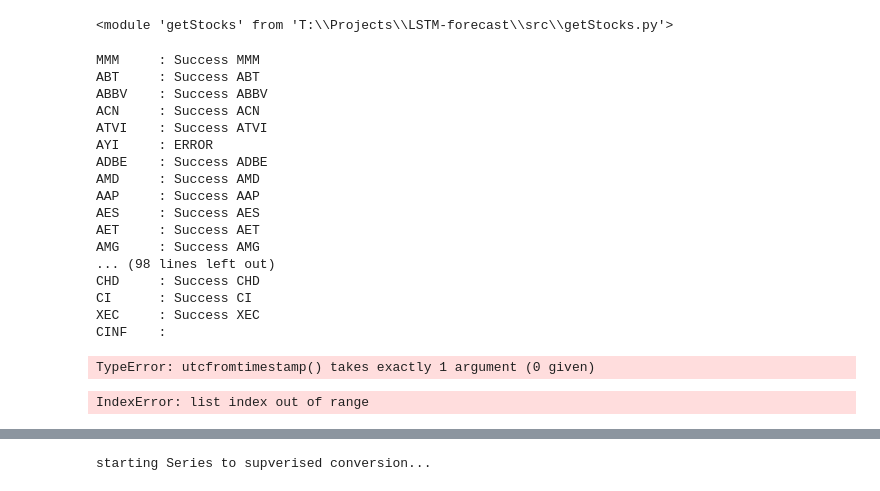
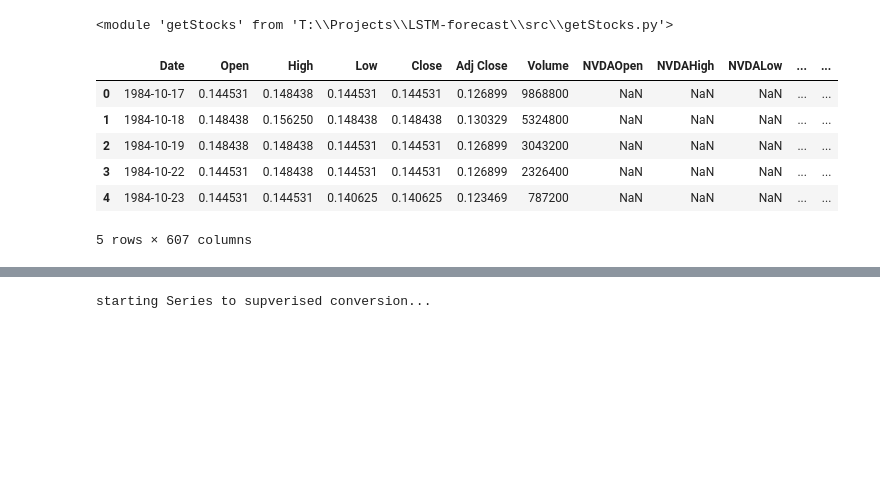
Before and after one commit to ChuckHend/ts-engine, a Jupyter notebook: src/main_nb.ipynb, the cells around one changed output, grey strips where cells are left out. Cells and saved outputs as stored; diff of their text form; code cells hidden in the pictures; blank space fills up the shorter version.

```diff
--- a/src/main_nb.ipynb
+++ b/src/main_nb.ipynb
@@ -46,22 +46,4 @@ imp.reload(getStocks)
 <module 'getStocks' from 'T:\\Projects\\LSTM-forecast\\src\\getStocks.py'>
 # %%
 # collect a bunch of data from the market, save it to directory
-getStocks.get_mkt_data(source='yahoo')
+# getStocks.get_mkt_data(source='yahoo')
-# %% [output]
-MMM     : Success MMM
-ABT     : Success ABT
-ABBV    : Success ABBV
-ACN     : Success ACN
-ATVI    : Success ATVI
-AYI     : ERROR
-ADBE    : Success ADBE
-AMD     : Success AMD
-AAP     : Success AAP
-AES     : Success AES
-AET     : Success AET
-AMG     : Success AMG
-... (98 lines left out)
-CHD     : Success CHD
-CI      : Success CI
-XEC     : Success XEC
-CINF    :
@@ -73,15 +50,21 @@ for ticker in tickers:
-# %%
-import datetime as dt
-dt.datetime.utcnow()
-# %% [output]
-TypeError: utcfromtimestamp() takes exactly 1 argument (0 given)
 # %%
 # load dataset
 #dataset = getStocks.get_single(ticker=ticker, save=True)
-dataset = getStocks.load_single(ticker)
-dataset.rename(columns={'Adj Close':'AdjCls'}, inplace=True)
+# dataset = getStocks.load_single(ticker)
+dataset = getStocks.join_tgt_spt(target_ticker='UNH', number_spt=100)
+dataset.reset_index(level=0, inplace=True)
+
+#dataset.rename(columns={'Adj Close':'AdjCls'}, inplace=True)
-# %% [output]
-IndexError: list index out of range
+# %%
+dataset.head()
+# %% [output]
+|  | Date | Open | High | Low | Close | Adj Close | Volume | NVDAOpen | NVDAHigh | NVDALow | ... | ... |
+| 0 | 1984-10-17 | 0.144531 | 0.148438 | 0.144531 | 0.144531 | 0.126899 | 9868800 | NaN | NaN | NaN | ... | ... |
+| 1 | 1984-10-18 | 0.148438 | 0.156250 | 0.148438 | 0.148438 | 0.130329 | 5324800 | NaN | NaN | NaN | ... | ... |
+| 2 | 1984-10-19 | 0.148438 | 0.148438 | 0.144531 | 0.144531 | 0.126899 | 3043200 | NaN | NaN | NaN | ... | ... |
+| 3 | 1984-10-22 | 0.144531 | 0.148438 | 0.144531 | 0.144531 | 0.126899 | 2326400 | NaN | NaN | NaN | ... | ... |
+| 4 | 1984-10-23 | 0.144531 | 0.144531 | 0.140625 | 0.140625 | 0.123469 | 787200 | NaN | NaN | NaN | ... | ... |
+5 rows × 607 columns
 # %%
 ## Generate new features
 dataset = fe.derivative(dataset, drop_na = True)
```
Also changed, not shown: parts of 10 cells of this notebook, 2 other files.
